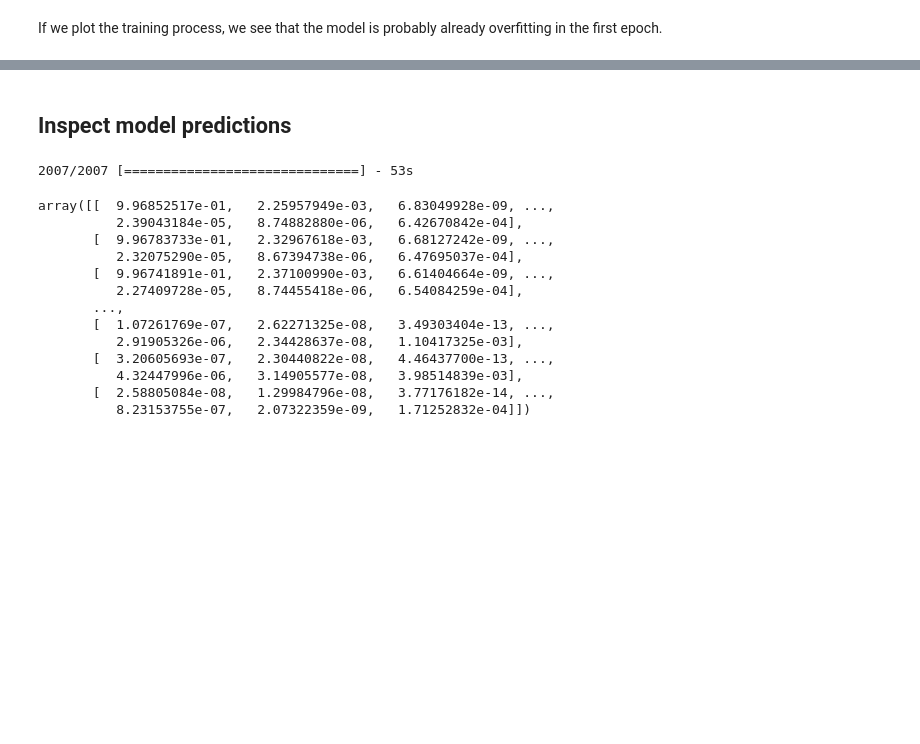
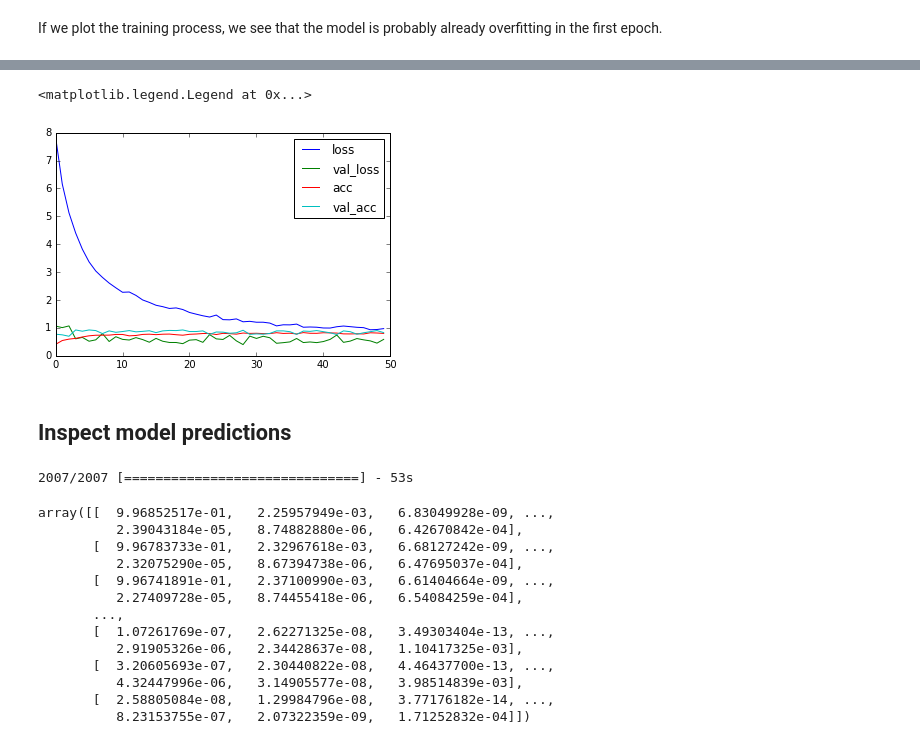
Before and after one commit to NLeSC/mcfly, a Jupyter notebook: notebooks/deeplearning_eecology.ipynb, the cells around one changed output, grey strips where cells are left out. Saved outputs shown, nothing was run; the diff lists cells and outputs as text; code cells hidden in the pictures; blank space fills up the shorter version.

```diff
--- a/notebooks/deeplearning_eecology.ipynb
+++ b/notebooks/deeplearning_eecology.ipynb
@@ -200,3 +343,18 @@ model_copy.evaluate(X_train, y_train_binary)
+# %%
+import matplotlib.pyplot as plt
+%matplotlib inline
+loss = history.history['loss']
+val_loss = history.history['val_loss']
+acc = history.history['acc']
+val_acc = history.history['val_acc']
+plt.plot(loss, label='loss')
+plt.plot(val_loss, label='val_loss')
+plt.plot(acc, label='acc')
+plt.plot(val_acc, label='val_acc')
+plt.legend()
+# %% [output]
+<matplotlib.legend.Legend at 0x...>
+[figure, added]
 # %% [markdown]
 ## Inspect model predictions
 # %%
```
Also changed, not shown: parts of 16 cells of this notebook.
